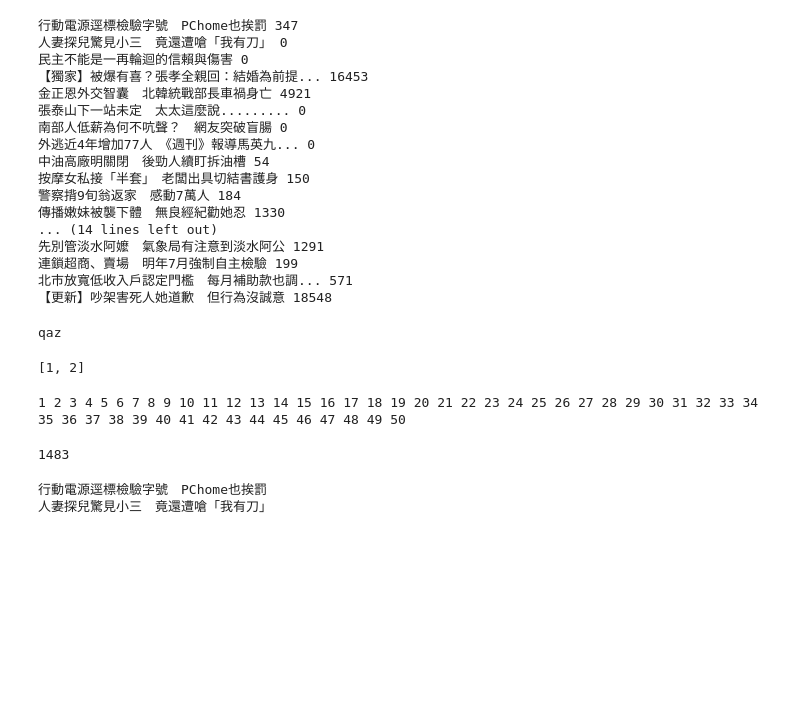
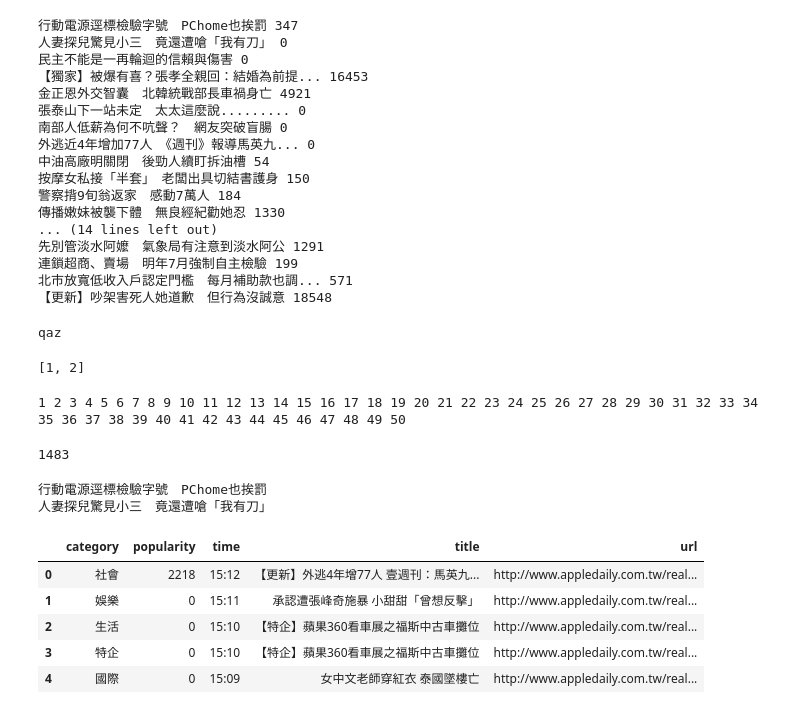
Before and after one commit to ywchiu/pytextmining, a Jupyter notebook: 20151230Demo.ipynb, the cells around one changed output. Saved outputs shown, nothing was run; the diff lists cells and outputs as text; code cells hidden in the pictures; blank space fills up the shorter version.

```diff
--- a/20151230Demo.ipynb
+++ b/20151230Demo.ipynb
@@ -315,0 +318,10 @@ print newsary[1]['title']
+# %%
+newspd = pd.DataFrame(newsary)
+newspd.head()
+# %% [output]
+|  | category | popularity | time | title | url |
+| 0 | 社會 | 2218 | 15:12 | 【更新】外逃4年增77人 壹週刊：馬英九... | http://www.appledaily.com.tw/real... |
+| 1 | 娛樂 | 0 | 15:11 | 承認遭張峰奇施暴 小甜甜「曾想反擊」 | http://www.appledaily.com.tw/real... |
+| 2 | 生活 | 0 | 15:10 | 【特企】蘋果360看車展之福斯中古車攤位 | http://www.appledaily.com.tw/real... |
+| 3 | 特企 | 0 | 15:10 | 【特企】蘋果360看車展之福斯中古車攤位 | http://www.appledaily.com.tw/real... |
+| 4 | 國際 | 0 | 15:09 | 女中文老師穿紅衣 泰國墜樓亡 | http://www.appledaily.com.tw/real... |
```
Also changed, not shown: parts of 4 cells of this notebook.
